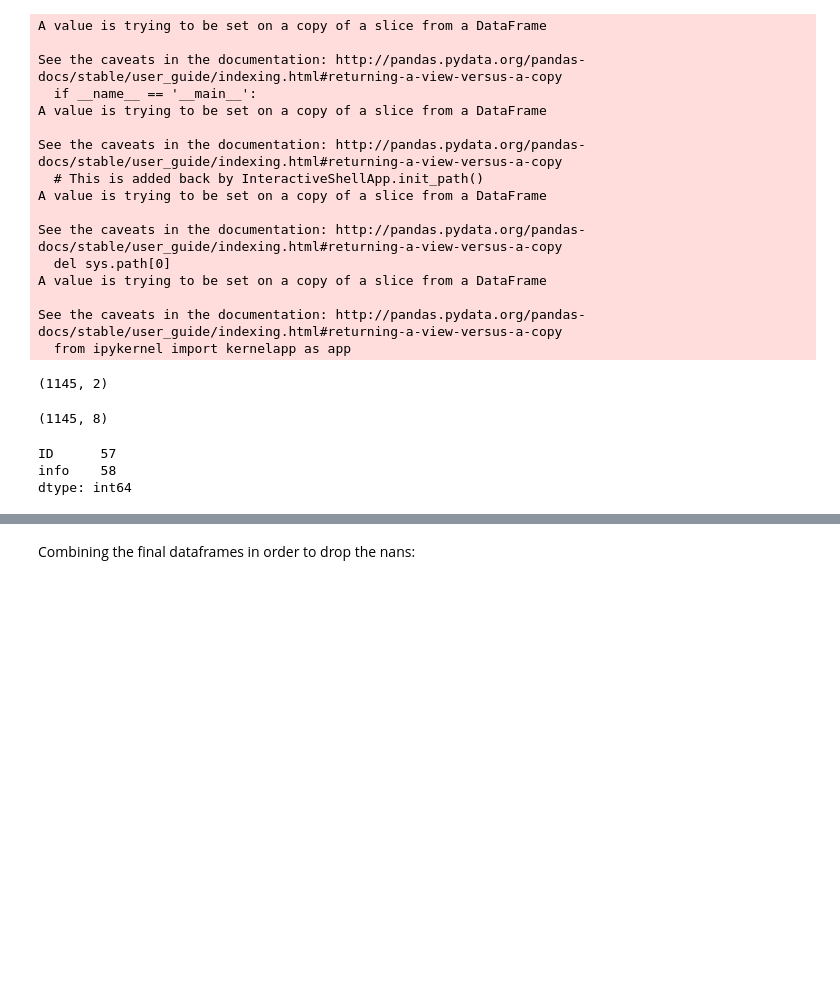
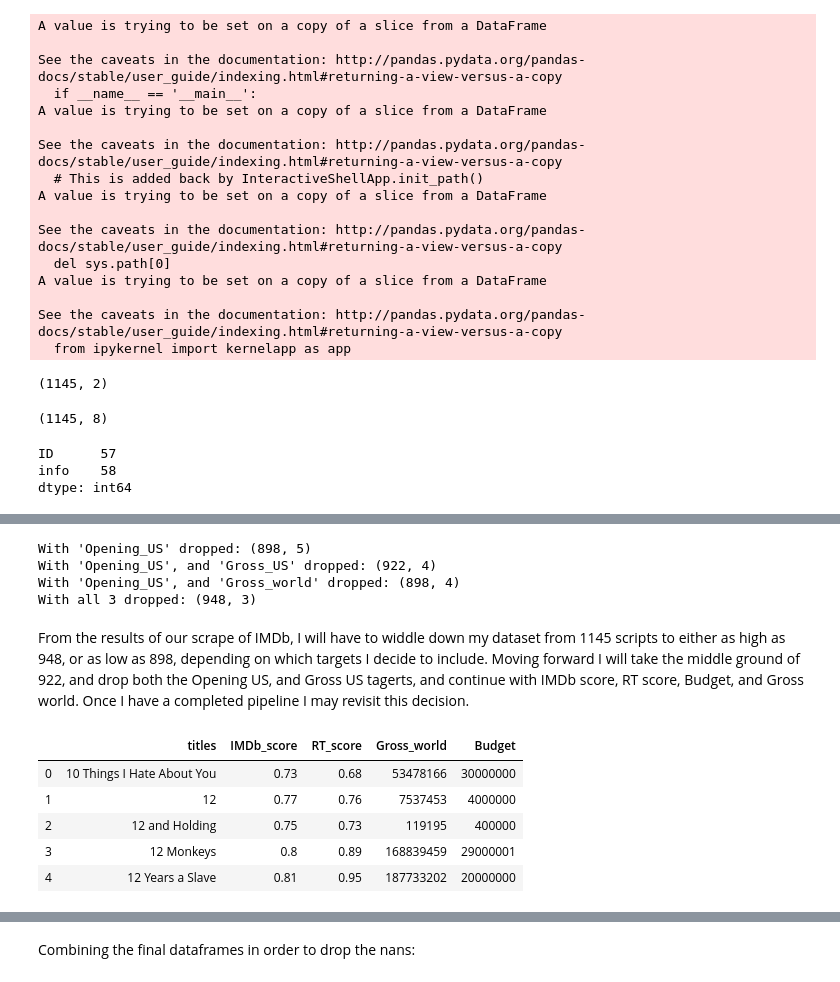
Before and after one commit to lougeo/NLP_Movie_Scripts, a Jupyter notebook: Notebooks/EDA.ipynb, the cells around one changed output, grey strips where cells are left out. Drawn from its saved outputs; the diff is of its cells as text; code cells hidden in the pictures; blank space fills up the shorter version.

```diff
--- a/Notebooks/EDA.ipynb
+++ b/Notebooks/EDA.ipynb
@@ -446,0 +461,12 @@ dtype: int64
+# %%
+print(f"With 'Opening_US' dropped: {df_scores.drop(['titles', 'ID', 'Opening_US'], axis=1).dropna().shape}")
+print(f"With 'Opening_US', and 'Gross_US' dropped: {df_scores.drop(['titles', 'ID', 'Opening_US', 'Gross_US'], axis=1).dropna().shape}")
+print(f"With 'Opening_US', and 'Gross_world' dropped: {df_scores.drop(['titles', 'ID', 'Opening_US', 'Gross_world'], axis=1).dropna().shape}")
+print(f"With all 3 dropped: {df_scores.drop(['titles', 'ID', 'Opening_US', 'Gross_US', 'Gross_world'], axis=1).dropna().shape}")
+# %% [output]
+With 'Opening_US' dropped: (898, 5)
+With 'Opening_US', and 'Gross_US' dropped: (922, 4)
+With 'Opening_US', and 'Gross_world' dropped: (898, 4)
+With all 3 dropped: (948, 3)
+# %% [markdown]
+From the results of our scrape of IMDb, I will have to widdle down my dataset from 1145 scripts to either as high as 948, or as low as 898, depending on which targets I decide to include. Moving forward I will take the middle ground of 922, and drop both the Opening US, and Gross US tagerts, and continue with IMDb score, RT score, Budget, and Gross world. Once I have a completed pipeline I may revisit this decision.
@@ -446,0 +478,9 @@ dtype: int64
+# %%
+df_scores.head()
+# %% [output]
+|  | titles | IMDb_score | RT_score | Gross_world | Budget |
+| 0 | 10 Things I Hate About You | 0.73 | 0.68 | 53478166 | 30000000 |
+| 1 | 12 | 0.77 | 0.76 | 7537453 | 4000000 |
+| 2 | 12 and Holding | 0.75 | 0.73 | 119195 | 400000 |
+| 3 | 12 Monkeys | 0.8 | 0.89 | 168839459 | 29000001 |
+| 4 | 12 Years a Slave | 0.81 | 0.95 | 187733202 | 20000000 |
```
Also changed, not shown: parts of 40 cells of this notebook.
